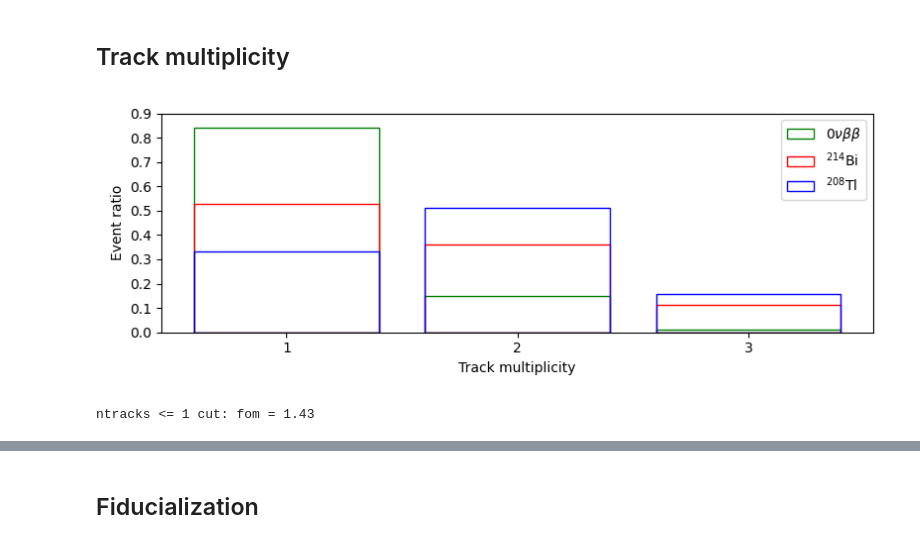
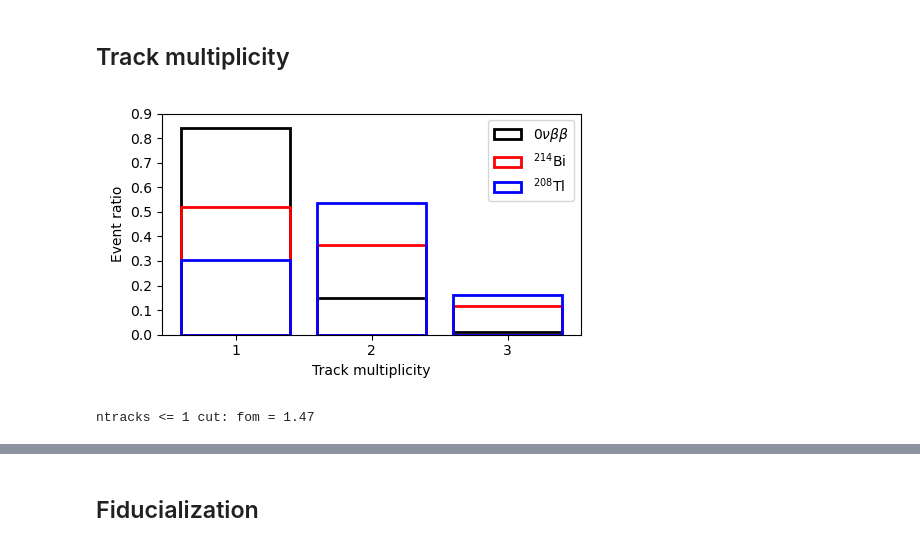
Before and after one commit to gondiaz/NEXT100-0nubb-analysis, a Jupyter notebook: analysis/counting_experiment.ipynb, the cells around one changed output, grey strips where cells are left out. Saved outputs shown, nothing was run; the diff lists cells and outputs as text; code cells hidden in the pictures.

```diff
--- a/analysis/counting_experiment.ipynb
+++ b/analysis/counting_experiment.ipynb
@@ -46,10 +58,11 @@ def load_tracks_with_info(filenames):
         try:
             tracks_ = pd.read_hdf(filename, f"Tracking/Tracks").set_index("event")
         except:
+            print(filename)
             continue
         # energy cut
         energies = tracks_.groupby(level=0).energy.sum()
-        sel = (2.40 <= energies) & (energies <= 2.55)
+        sel = (2.42 <= energies) & (energies <= 2.50)
         tracks_ = tracks_.loc[sel].reset_index()
         tracks_["G4Volume"] = get_g4volume_name(filename)
         tracks_["file"]     = get_file_number(filename)
@@ -101,10 +114,14 @@ eff_df["exposure"] = ((eff_df.nsim/(mceff_df.MCEfficiency*act_df.TotalActivity *
 # %%
 exposure   = 100.
 enrichment = 0.9
-xenon_mass = 100. * kg
+xenon_density = 78.949 * kg/m3
+volume        = np.pi*(490*mm)**2*1200*mm
+xenon_mass = (xenon_density * volume)
 N0 = enrichment*(xenon_mass/(136. * dalton))
 
-T12_0nubb = (N0 * np.log(2) * exposure) / eff_df.loc[("0nubb", "ACTIVE")].nsim
+iceff_df.loc[("0nubb", "ACTIVE"), "exposure"] = exposure
+
+T12_0nubb = (N0 * np.log(2) * exposure) / iceff_df.loc[("0nubb", "ACTIVE")].nsim
 
 print("simulated 0nubb half-life (years):", T12_0nubb)
 # %% [output]
@@ -144,0 +182,17 @@ Nb = tracks_214Bi.index.nunique() + tracks_208Tl.index.nunique()
+# %%
+# add exposures to normalice each G4Volume contribution in further analysis
+
+tracks_208Tl.reset_index(inplace=True)
+tracks_214Bi.reset_index(inplace=True)
+
+tracks_208Tl.set_index("G4Volume", inplace=True)
+tracks_214Bi.set_index("G4Volume", inplace=True)
+
+tracks_208Tl.loc[:, "exposure"] = iceff_df.loc["208Tl"].exposure
+tracks_214Bi.loc[:, "exposure"] = iceff_df.loc["214Bi"].exposure
+
+tracks_208Tl.reset_index(inplace=True)
+tracks_214Bi.reset_index(inplace=True)
+
+tracks_208Tl.set_index(["event", "file"], inplace=True)
+tracks_214Bi.set_index(["event", "file"], inplace=True)
@@ -145,46 +232,53 @@ Nb = tracks_214Bi.index.nunique() + tracks_208Tl.index.nunique()
 # %% [markdown]
 ## Track multiplicity
 # %%
-plt.figure(figsize=[8,3])
+plt.figure(figsize=[5,3])
 
 bins = np.arange(0.5, 4.5, 1)
 binc = (bins[1:] + bins[:-1])/2.
 
 # signal
-h, _ = np.histogram(tracks_0nubb.groupby(level=[0,1]).numb_of_tracks.max(), bins=bins)
-plt.bar(binc, h/h.sum(), label=r"$0\nu\beta\beta$", color="none", edgecolor="g")
+h, _ = np.histogram( tracks_0nubb.groupby(level=[0,1]).numb_of_tracks.max(), bins=bins)
+plt.bar(binc, h/h.sum(), label=r"$0\nu\beta\beta$", color="none", edgecolor="k", linewidth=2)
 
 # background
-h, _ = np.histogram(tracks_214Bi.groupby(level=[0,1]).numb_of_tracks.max(), bins=bins)
-plt.bar(binc, h/h.sum(), label=r"$^{214}$Bi", color="none", edgecolor="r")
+h, _ = np.histogram( tracks_214Bi.groupby(level=[0,1]).numb_of_tracks.max(), bins=bins
+          , weights= tracks_214Bi.groupby(level=[0,1]).exposure.max())
+plt.bar(binc, h/h.sum(), label=r"$^{214}$Bi", color="none", edgecolor="r", linewidth=2)
 
-h, _ = np.histogram(tracks_208Tl.groupby(level=[0,1]).numb_of_tracks.max(), bins=bins)
-plt.bar(binc, h/h.sum(), label=r"$^{208}$Tl", color="none", edgecolor="b")
+h, _ = np.histogram( tracks_208Tl.groupby(level=[0,1]).numb_of_tracks.max(), bins=bins
+          , weights= tracks_208Tl.groupby(level=[0,1]).exposure.max())
+plt.bar(binc, h/h.sum(), label=r"$^{208}$Tl", color="none", edgecolor="b", linewidth=2)
 
 plt.legend()
 plt.ylabel("Event ratio")
 plt.xlabel("Track multiplicity")
 plt.xticks(binc)
 plt.yticks(np.arange(0, 1, 0.1))
 plt.tight_layout()
 # %% [output]
-[figure, old version]
+[figure, new version]
 # %%
 # ntracks = 1
 n = 1
 
-sel = tracks_0nubb.numb_of_tracks <= n
-es = tracks_0nubb.loc[sel].index.size / Ns
+sel  = tracks_0nubb.numb_of_tracks <= n
+rate = (tracks_0nubb.loc[sel].index.nunique() / iceff_df.loc[("0nubb", "ACTIVE")].exposure).sum()
+selections_df.loc["0nubb", "track"] = rate
 
-npass  = 0
 # 214Bi
-sel = tracks_214Bi.numb_of_tracks <= n
-npass += tracks_214Bi.loc[sel].index.size
+sel  = tracks_214Bi.numb_of_tracks <= n
+rate = (tracks_214Bi.loc[sel].value_counts("G4Volume") / iceff_df.loc["214Bi"].exposure).sum()
+selections_df.loc["214Bi", "track"] = rate
+
 # 208Tl
-sel = tracks_208Tl.numb_of_tracks <= n
-npass += tracks_208Tl.loc[sel].index.size
-eb = npass / Nb
+sel  = tracks_208Tl.numb_of_tracks <= n
+rate = (tracks_208Tl.loc[sel].value_counts("G4Volume") / iceff_df.loc["208Tl"].exposure).sum()
+selections_df.loc["208Tl", "track"] = rate
+
+es = selections_df.loc["0nubb"].track/selections_df.loc["0nubb"].energy
+eb = selections_df.loc[("208Tl", "214Bi"), :].track.sum()/selections_df.loc[("208Tl", "214Bi"), :].energy.sum()
 
 print(f"ntracks <= {n} cut: fom =", round(es/np.sqrt(eb), 2))
 # %% [output]
-ntracks <= 1 cut: fom = 1.43
+ntracks <= 1 cut: fom = 1.47
```
Also changed, not shown: parts of 59 cells of this notebook, 1 other file.
